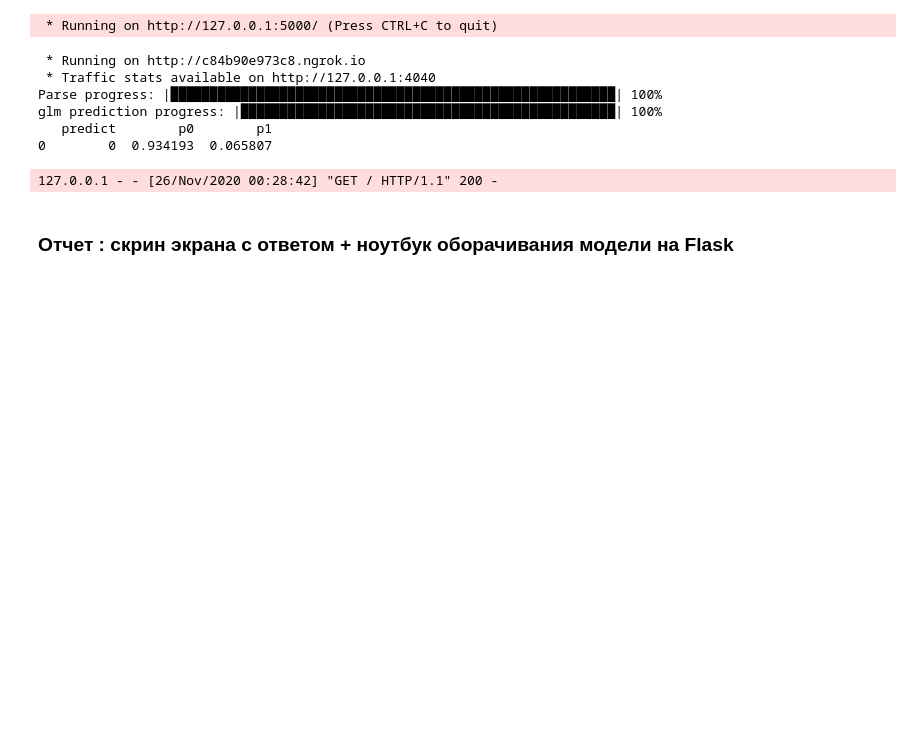
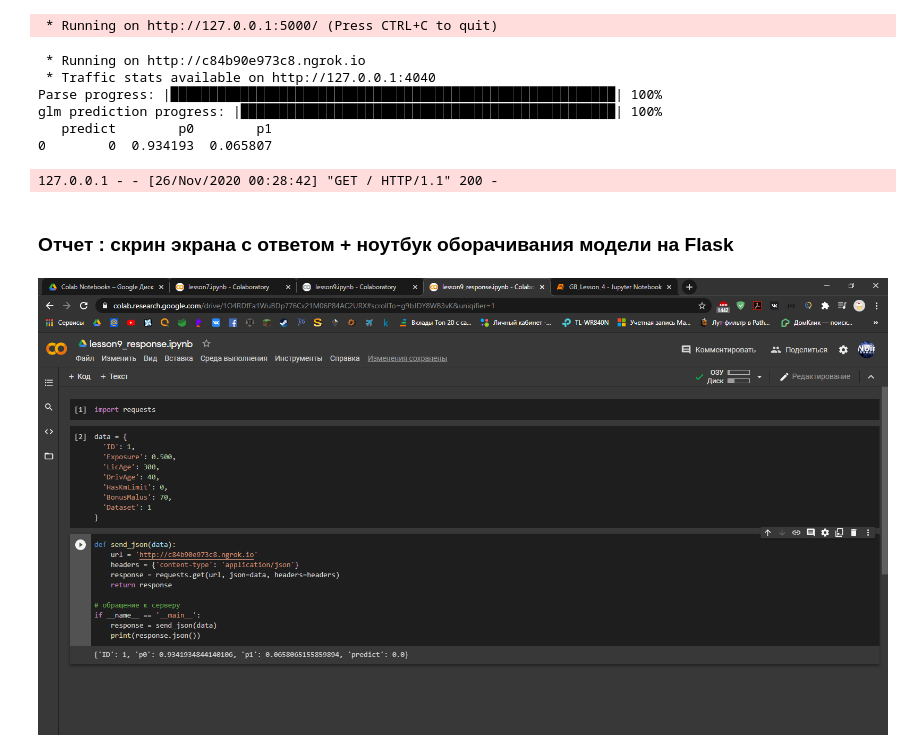
Before and after one commit to Yegor9151/Machine_learning_in_business, a Jupyter notebook: lesson9/lesson9.ipynb, the cells around one changed output. Saved outputs shown, nothing was run; the diff lists cells and outputs as text; code cells hidden in the pictures; blank space fills up the shorter version.

```diff
--- a/lesson9/lesson9.ipynb
+++ b/lesson9/lesson9.ipynb
@@ -89,3 +89,8 @@ glm prediction progress: |██████████████████
 127.0.0.1 - - [26/Nov/2020 00:28:42] "GET / HTTP/1.1" 200 -
 # %% [markdown]
 ### Отчет : скрин экрана с ответом + ноутбук оборачивания модели на Flask
+# %%
+from IPython.display import Image
+Image("Отчет.png")
+# %% [output]
+[figure, added]
```
